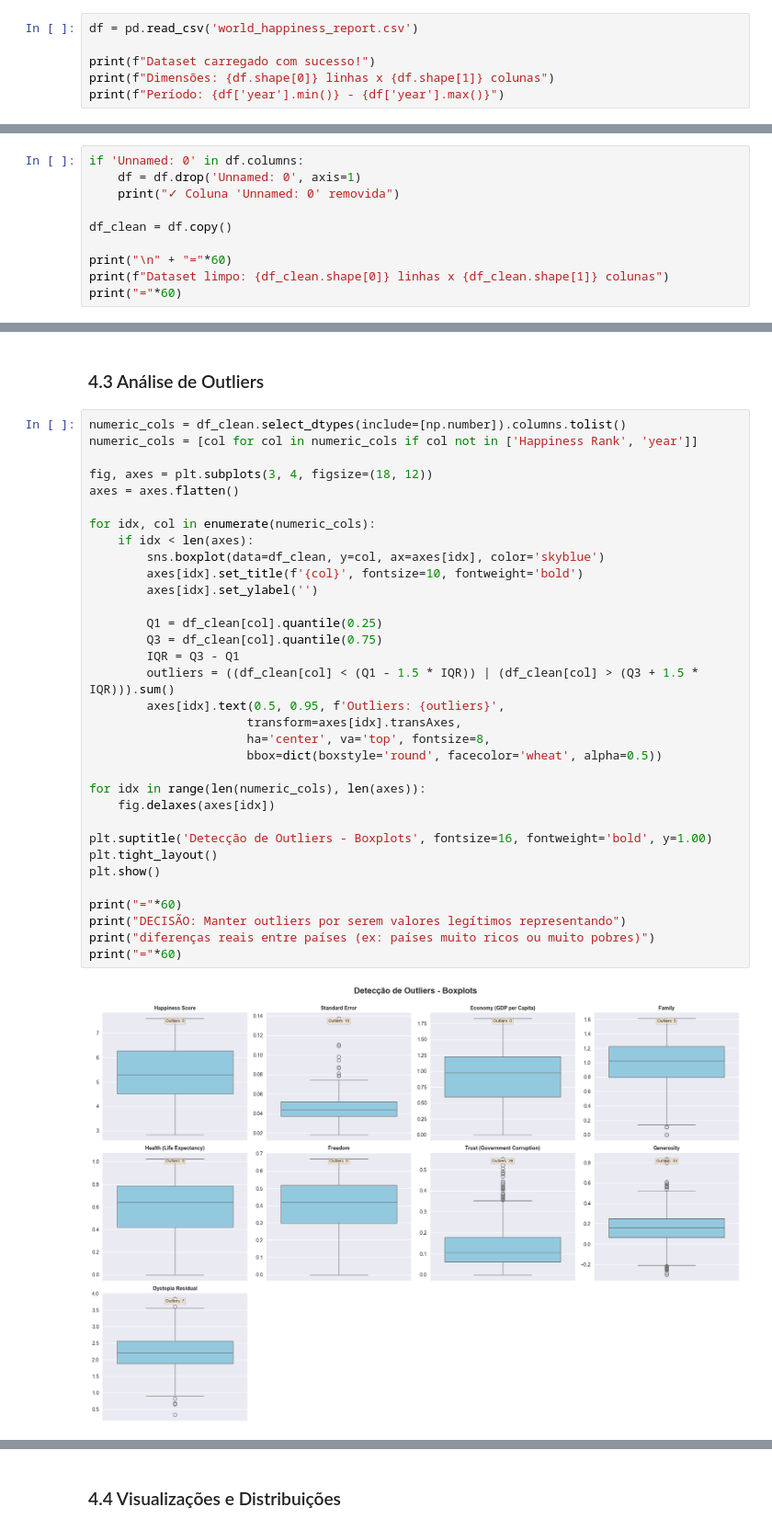
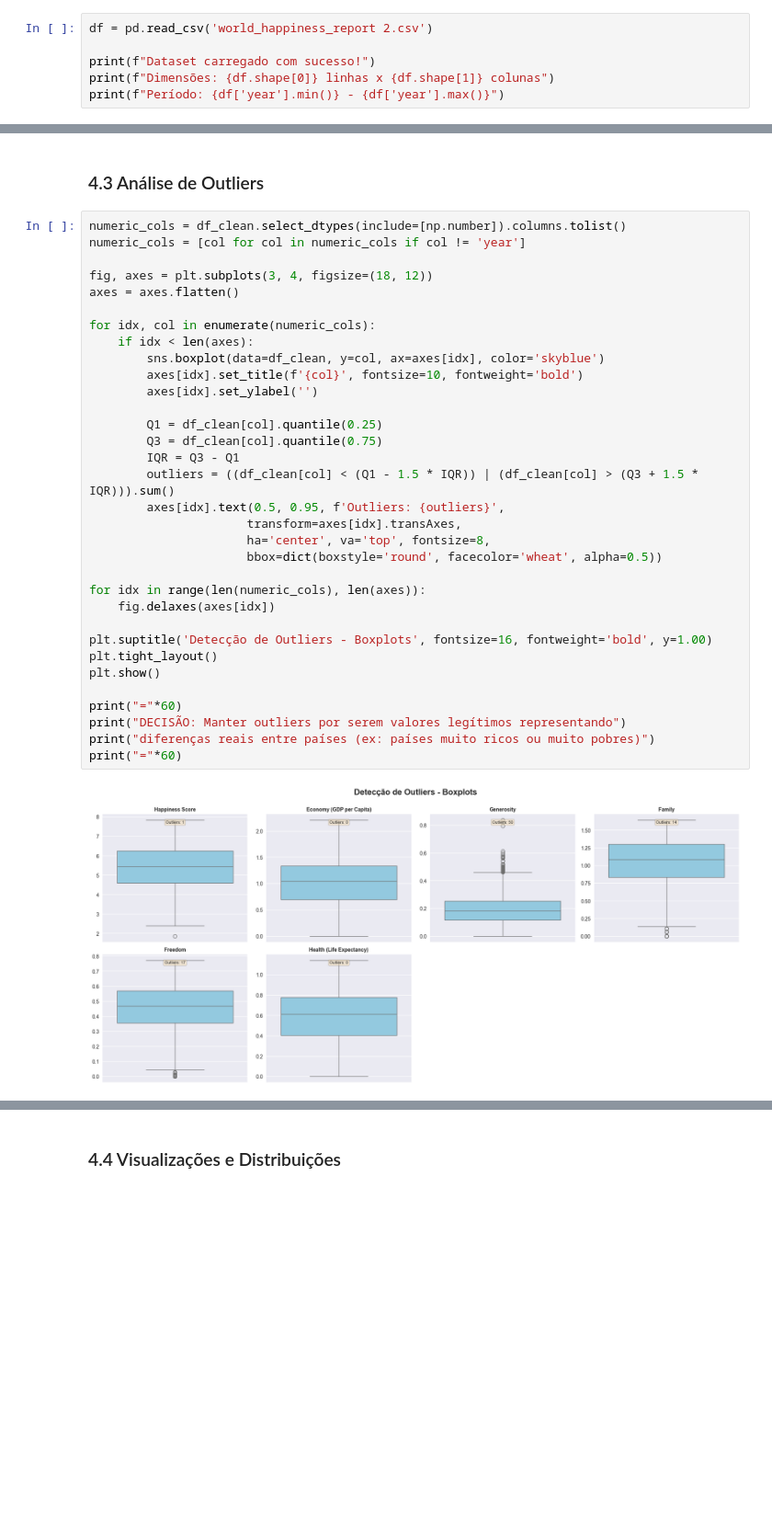
Before and after one commit to RafaelFerreira18/global-happiness-regression-model, a Jupyter notebook: world_happiness_analysis.ipynb, the cells around one changed output, grey strips where cells are left out. Shown at 92% size. Saved outputs shown, nothing was run; the diff lists cells and outputs as text; blank space fills up the shorter version.

```diff
--- a/world_happiness_analysis.ipynb
+++ b/world_happiness_analysis.ipynb
@@ -155,7 +156,7 @@ print("✓ PyCaret carregado")
 # %% [markdown]
 ### 3.2 Carregamento dos Dados
 # %%
-df = pd.read_csv('world_happiness_report.csv')
+df = pd.read_csv('world_happiness_report 2.csv')
 
 print(f"Dataset carregado com sucesso!")
 print(f"Dimensões: {df.shape[0]} linhas x {df.shape[1]} colunas")
@@ -333,13 +333,3 @@ Colunas com valores ausentes:
 ============================================================
 Total de linhas duplicadas: 0
 ✓ Nenhuma duplicata encontrada!
-# %%
-if 'Unnamed: 0' in df.columns:
-    df = df.drop('Unnamed: 0', axis=1)
-    print("✓ Coluna 'Unnamed: 0' removida")
-
-df_clean = df.copy()
-
-print("\n" + "="*60)
-print(f"Dataset limpo: {df_clean.shape[0]} linhas x {df_clean.shape[1]} colunas")
-print("="*60)
@@ -353,39 +450,39 @@ Dataset limpo: 1231 linhas x 13 colunas
 ### 4.3 Análise de Outliers
 # %%
 numeric_cols = df_clean.select_dtypes(include=[np.number]).columns.tolist()
-numeric_cols = [col for col in numeric_cols if col not in ['Happiness Rank', 'year']]
+numeric_cols = [col for col in numeric_cols if col != 'year']
 
 fig, axes = plt.subplots(3, 4, figsize=(18, 12))
 axes = axes.flatten()
 
 for idx, col in enumerate(numeric_cols):
     if idx < len(axes):
         sns.boxplot(data=df_clean, y=col, ax=axes[idx], color='skyblue')
         axes[idx].set_title(f'{col}', fontsize=10, fontweight='bold')
         axes[idx].set_ylabel('')
 
         Q1 = df_clean[col].quantile(0.25)
         Q3 = df_clean[col].quantile(0.75)
         IQR = Q3 - Q1
         outliers = ((df_clean[col] < (Q1 - 1.5 * IQR)) | (df_clean[col] > (Q3 + 1.5 * IQR))).sum()
         axes[idx].text(0.5, 0.95, f'Outliers: {outliers}',
                       transform=axes[idx].transAxes,
                       ha='center', va='top', fontsize=8,
                       bbox=dict(boxstyle='round', facecolor='wheat', alpha=0.5))
 
 for idx in range(len(numeric_cols), len(axes)):
     fig.delaxes(axes[idx])
 
 plt.suptitle('Detecção de Outliers - Boxplots', fontsize=16, fontweight='bold', y=1.00)
 plt.tight_layout()
 plt.show()
 
 print("="*60)
 print("DECISÃO: Manter outliers por serem valores legítimos representando")
 print("diferenças reais entre países (ex: países muito ricos ou muito pobres)")
 print("="*60)
 # %% [output]
-[figure, old version]
+[figure, new version]
 ============================================================
 DECISÃO: Manter outliers por serem valores legítimos representando
 diferenças reais entre países (ex: países muito ricos ou muito pobres)
```
Also changed, not shown: parts of 65 cells of this notebook, 3 other files.
